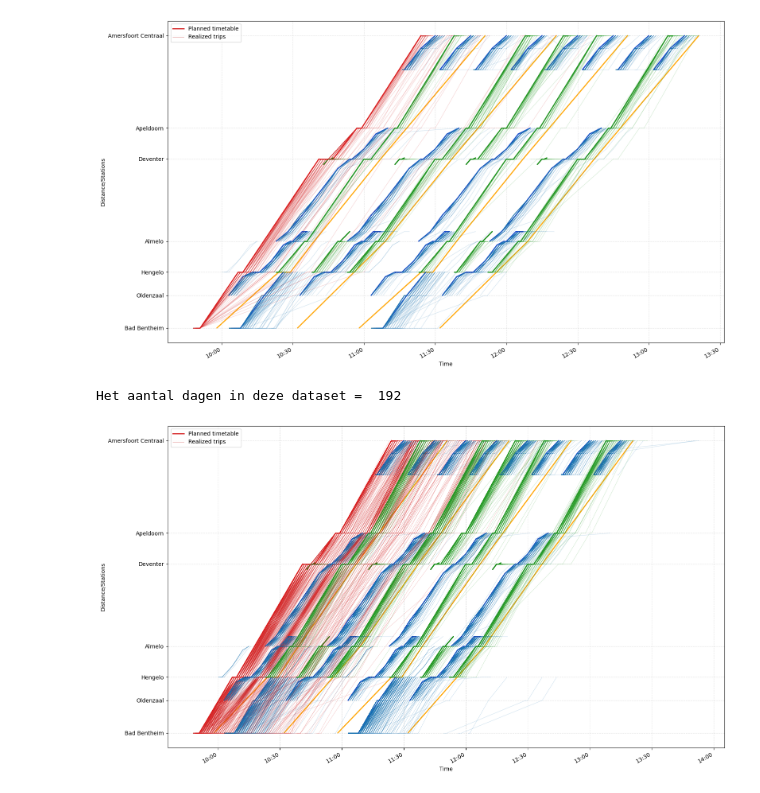
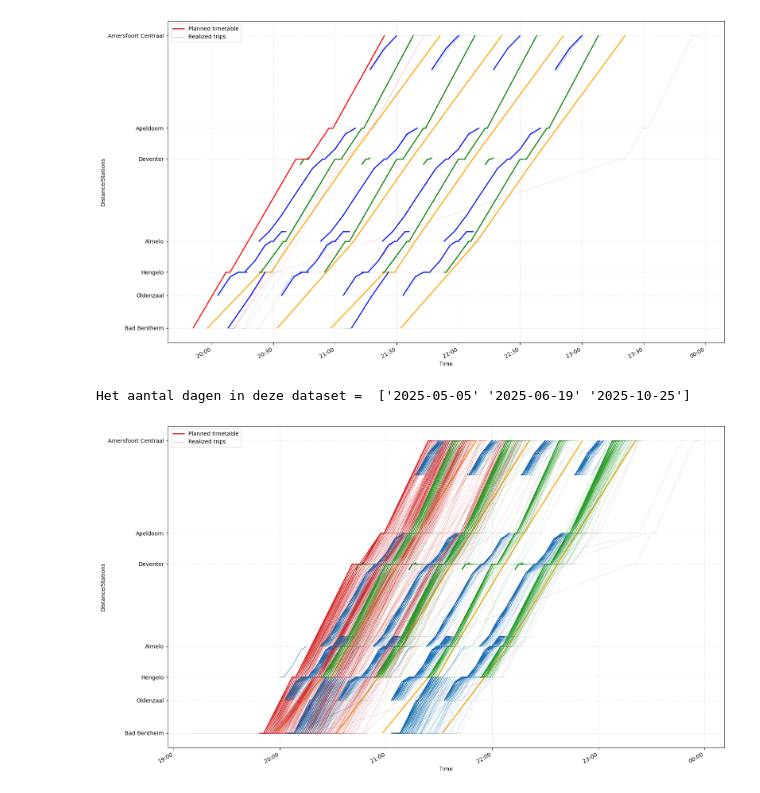
Before and after one commit to NielsvanderRijst/TIL5050-Delayed-ICE, a Jupyter notebook: Time-space plotting.ipynb, the cells around one changed output. Saved outputs shown, nothing was run; the diff lists cells and outputs as text; code cells hidden in the pictures.

```diff
--- a/Time-space plotting.ipynb
+++ b/Time-space plotting.ipynb
@@ -42,7 +42,7 @@ stations_to_plot = [
 ]
 # %%
 #ICE for which the time-distance diagram will be made. Make sure that you have the files mentioned below.
-ICE_value = 240
+ICE_value = 140
 df = pd.read_csv(f"Services/services_influenced_by_ICE_{ICE_value}.csv")
 planned_timetable = pd.read_csv(f"Planned_timetables/planned_timetable_{ICE_value}.csv")
 
@@ -204,7 +204,11 @@ def prepare_actual_segments(df_delay_i):
                 if arr_plan is not None:
                     arr_delay = int(arr_delay_raw)
                     arr_act = arr_plan + timedelta(minutes=arr_delay)
-                    dt_arr = datetime.combine(DUMMY_DATE, time(arr_act.hour, arr_act.minute))
+                    # Detect day rollover
+                    day_offset = arr_act.date() - arr_plan.date()
+
+                    # Create aligned datetime on dummy timeline
+                    dt_arr = datetime.combine(DUMMY_DATE + day_offset, time(arr_act.hour, arr_act.minute))
 
                     station_pts.setdefault(st, [])
                     station_pts[st].append((dt_arr, km))
@@ -222,7 +226,11 @@ def prepare_actual_segments(df_delay_i):
                 if dep_plan is not None:
                     dep_delay = int(dep_delay_raw)
                     dep_act = dep_plan + timedelta(minutes=dep_delay)
-                    dt_dep = datetime.combine(DUMMY_DATE, time(dep_act.hour, dep_act.minute))
+                    # Detect day rollover
+                    day_offset = dep_act.date() - dep_plan.date()
+
+                    # Create aligned datetime on dummy timeline
+                    dt_dep = datetime.combine(DUMMY_DATE + day_offset, time(dep_act.hour, dep_act.minute))
 
                     station_pts.setdefault(st, [])
                     station_pts[st].append((dt_dep, km))
@@ -325,34 +333,34 @@ def plot_segments(planned_segments, actual_segments,
 
 def plot_delay_over_planned(planned_df, df_delay_dict, i):
     """" Plot function when you only want to plot delays of trains at days when ICE depart i minutes late from Bad Bentheim
 
     Args:
         planned_df (DataFrame): DataFrame of the planned timetable (in long form)
         df_delay_dict (DataFrame): DataFrame of the actual realized trips on days where ICE departs i minutes late from Bad Bentheim
         i (int): Departure delay of ICE from Bad Bentheim
 
     Returns: None (Only output is a plot of the time-space diagram)
     """
     if i not in df_delay_dict:
         print(f"No df_delay for {i}")
         return
     df_delay_i = df_delay_dict[i]
     if df_delay_i is None or len(df_delay_i) == 0:
         print(f"No rows for a delay of {i} minutes")
         return
 
     planned_segments = prepare_planned_segments(planned_df)
     actual_segments = prepare_actual_segments(df_delay_i)
     plot_segments(planned_segments, actual_segments)
 
 
 # Choose the delay value you want to plot here
-delay_value = 0
+delay_value = 20
 
 # Plot the graph
 plot_delay_over_planned(planned_timetable, df_delay, delay_value)
 dagen_in_dataset = df_delay[delay_value]["Service:Date"].unique()
-print("Het aantal dagen in deze dataset = ", len(dagen_in_dataset))
+print("Het aantal dagen in deze dataset = ", dagen_in_dataset)
 # %% [output]
-[figure, old version]
+[figure, new version]
-Het aantal dagen in deze dataset =  192
+Het aantal dagen in deze dataset =  ['2025-05-05' '2025-06-19' '2025-10-25']
@@ -363,4 +373,4 @@ all_delays = pd.concat(df_delay.values(), ignore_index=True)
 # Plot all the trains
 plot_delay_over_planned(planned_timetable, {0: all_delays}, 0)
 # %% [output]
-[figure, old version]
+[figure, new version]
```
Also changed, not shown: parts of 1 cell of this notebook, 16 other files.
